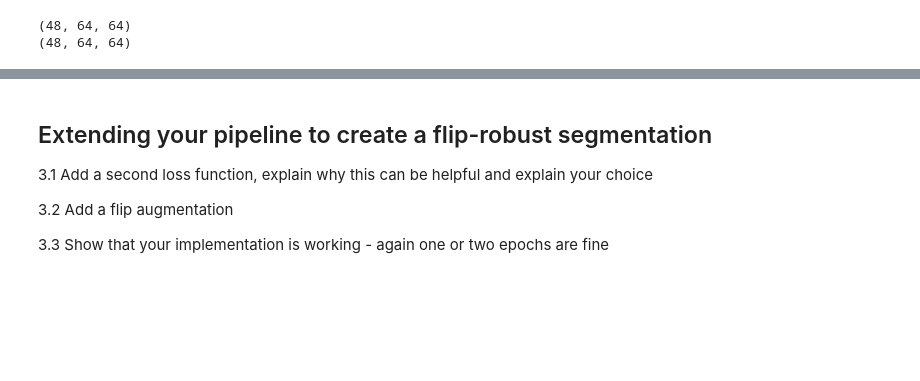
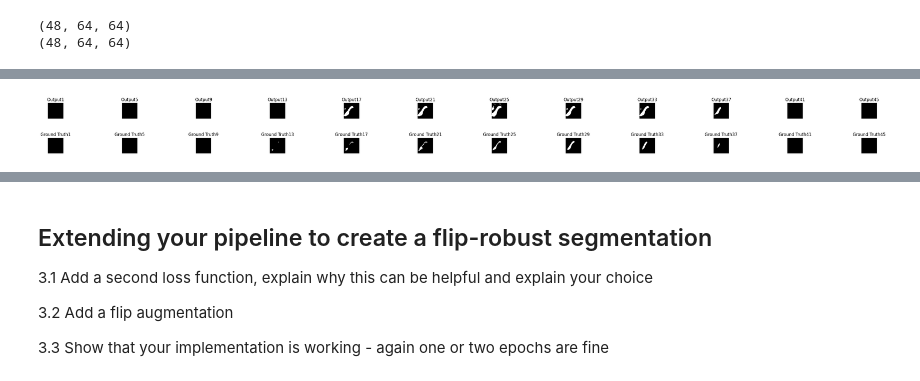
Before and after one commit to Anika-Roy/Hippocampus-Segmentation, a Jupyter notebook: approach_2.ipynb, the cells around one changed output, grey strips where cells are left out. Saved outputs shown, nothing was run; the diff lists cells and outputs as text; code cells hidden in the pictures; blank space fills up the shorter version.

```diff
--- a/approach_2.ipynb
+++ b/approach_2.ipynb
@@ -390,42 +320,61 @@ def train_for_one_epoch(epoch_number,model, device, train_loader, optimizer, cri
+# %%
+def visualize_results(ground_truth_mask, predicted_mask):
+    plt.figure(figsize=(45,5))  # Adjust the figure size as needed
+
+    # Plot the model output images (all 48 channels)
+    for i in range(1,48,4):
+        plt.subplot(3, 48, i + 49)  # 3 rows, 48 columns, position 'i + 49'
+        plt.imshow(predicted_mask[i], cmap='gray')  # Assuming channels are grayscale, adjust colormap if needed
+        plt.title(f'Output{i}')
+        plt.axis('off')  # Turn off axis labels and ticks
+
+    # Plot the label images (all 48 channels)
+    for i in range(1,48,4):
+        plt.subplot(3, 48, i + 97)  # 3 rows, 48 columns, position 'i + 97'
+        plt.imshow(ground_truth_mask[i], cmap='gray')  # Assuming channels are grayscale, adjust colormap if needed
+        plt.title(f'Ground Truth{i}')
+        plt.axis('off')  # Turn off axis labels and ticks
 # %%
-def validation_for_one_epoch(epoch_number,model, device, test_loader, criterion):
+# Initialize the total loss
+total_loss = 0.0
 
-    # Initialize the total loss
-    total_loss = 0.0
+# Iterate through test data
+for test_batch in test_loader:
+    inputs = test_batch['image'].to(device).float()
 
-    # Iterate through test data
-    for test_batch in test_loader:
-        # Get inputs and process them
-        inputs = test_batch['image'].to(device).float()
-        inputs = inputs.unsqueeze(1)
-        inputs = inputs/torch.max(inputs)
+    # print(inputs.shape)------> torch.Size([10, 48, 64, 64])
 
-        # Forward pass through the model
-        with torch.no_grad():  # No need to compute gradients during inference
-            output = model(inputs)
+    # Forward pass through the model
+    with torch.no_grad():  # No need to compute gradients during inference
+        output = model(inputs)
 
-        # Batch dimension
-        num_images = inputs.shape[0]
+    # Batch dimension
+    num_images = inputs.shape[0]
 
-        # Initialize batch loss
-        batch_loss = 0.0
+    # Initialize batch loss
+    batch_loss = 0.0
 
-        for i in range(num_images):
-            input_img = inputs[i]  # Get a single image from the batch
+    for i in range(num_images):
+        input_img = inputs[i]  # Get a single image from the batch
 
-            # Calculate the Dice loss
-            predicted_mask = (output[i] > 0.5).float().squeeze().cpu().numpy()
-            predicted_mask_tensor = torch.tensor(predicted_mask, dtype=torch.float32)
+        # Calculate the Dice loss
+        predicted_mask = (output[i] > 0.5).float().squeeze().cpu().numpy()
+        predicted_mask_tensor = torch.tensor(predicted_mask, dtype=torch.float32)
 
-            dice_loss_test = dice_loss(predicted_mask_tensor, test_batch['mask'][i])
-            batch_loss += dice_loss_test
+        dice_loss_test = dice_loss(predicted_mask_tensor, test_batch['mask'][i])
+        batch_loss += dice_loss_test
 
-        # Average Dice loss for this batch
-        average_loss = batch_loss / num_images
+        # Visualise for one image in each batch
+        if i == 0:
+            visualize_results(test_batch['mask'][i], predicted_mask_tensor)
 
-        # Accumulate the batch loss to the total loss
-        total_loss += average_loss
+    # Average Dice loss for this batch
+    average_loss = batch_loss / num_images
 
-    # Calculate the average Dice loss across all batches
-    average_loss_across_batches = total_loss / len(test_loader)
-    print(f'Epoch {epoch_number}, Validation Loss: {average_loss_across_batches}')
+    # Accumulate the batch loss to the total loss
+    total_loss += average_loss
+
+# Calculate the average Dice loss across all batches
+average_loss_across_batches = total_loss / len(test_loader)
+# %% [output]
+[figure, added]
```
Also changed, not shown: parts of 28 cells of this notebook, 2 other files.
